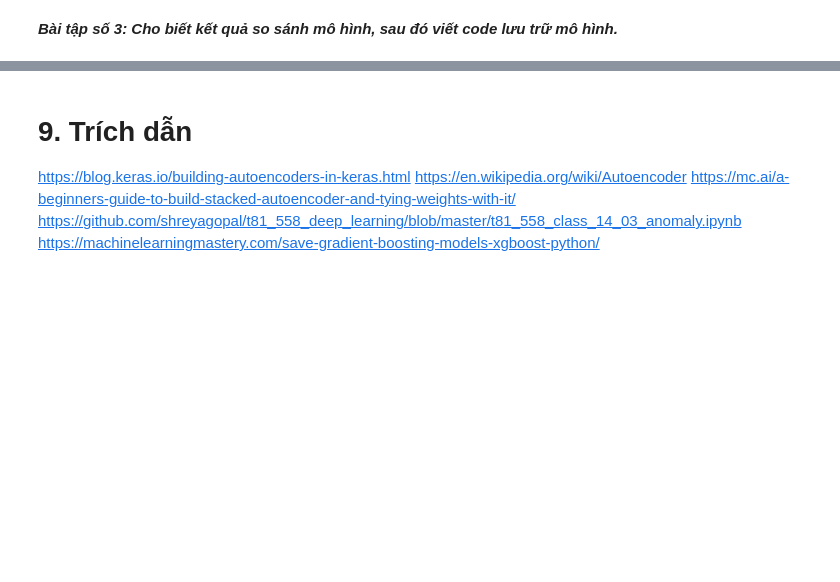
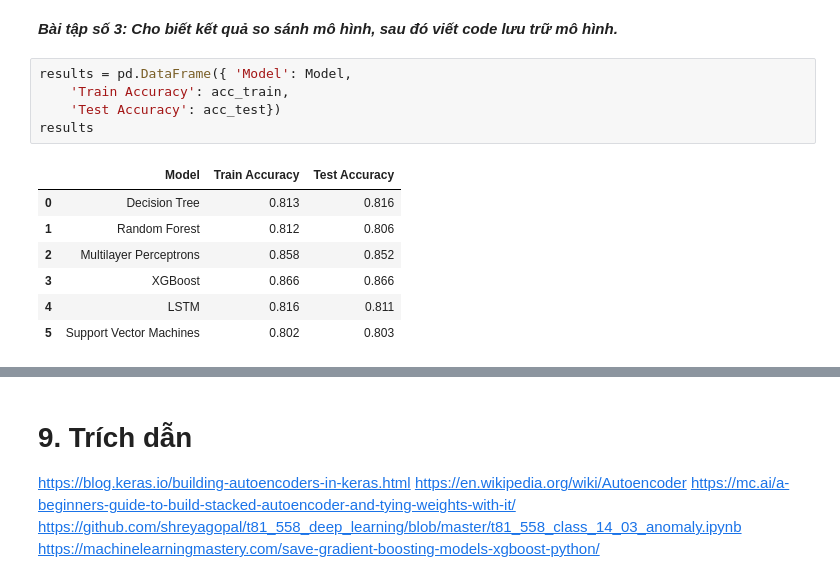
Before and after one commit to keandk/ML-lab, a Jupyter notebook: Lab4/Lab_4.ipynb, the cells around one changed output, grey strips where cells are left out. Cells and saved outputs as stored; diff of their text form; blank space fills up the shorter version.

```diff
--- a/Lab4/Lab_4.ipynb
+++ b/Lab4/Lab_4.ipynb
@@ -479,2 +511,15 @@ results.sort_values(by=['Test Accuracy', 'Train Accuracy'], ascending=False)
 # %% [markdown]
 ***Bài tập số 3: Cho biết kết quả so sánh mô hình, sau đó viết code lưu trữ mô hình.***
+# %%
+results = pd.DataFrame({ 'Model': Model,
+    'Train Accuracy': acc_train,
+    'Test Accuracy': acc_test})
+results
+# %% [output]
+|  | Model | Train Accuracy | Test Accuracy |
+| 0 | Decision Tree | 0.813 | 0.816 |
+| 1 | Random Forest | 0.812 | 0.806 |
+| 2 | Multilayer Perceptrons | 0.858 | 0.852 |
+| 3 | XGBoost | 0.866 | 0.866 |
+| 4 | LSTM | 0.816 | 0.811 |
+| 5 | Support Vector Machines | 0.802 | 0.803 |
```
Also changed, not shown: parts of 21 cells of this notebook, 5 other files.
